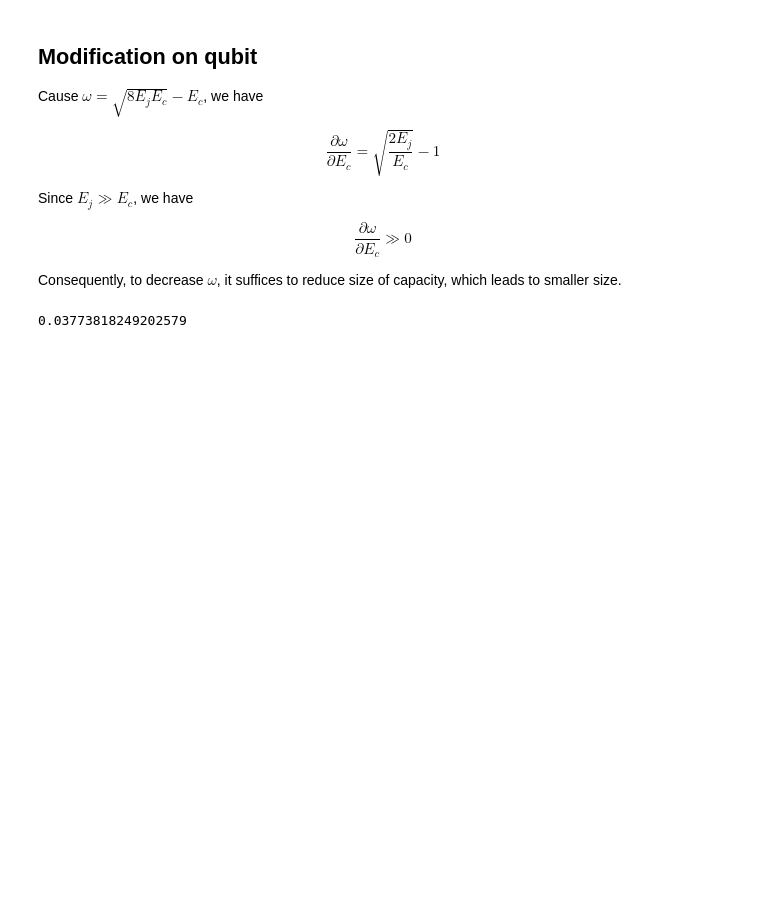
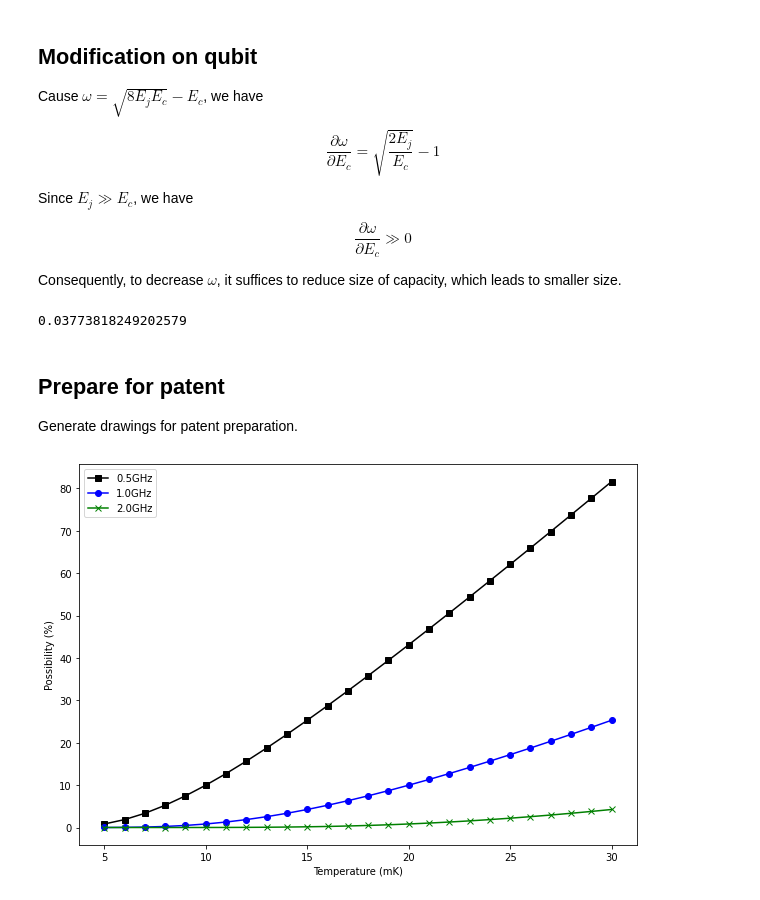
Before and after one commit to hoolheart/scout, a Jupyter notebook: notebooks/02-quantum-computing/01-temperature.ipynb, the cells around one changed output. Cells and saved outputs as stored; diff of their text form; code cells hidden in the pictures; blank space fills up the shorter version.

Commit message:
prepare for patent

```diff
--- a/notebooks/02-quantum-computing/01-temperature.ipynb
+++ b/notebooks/02-quantum-computing/01-temperature.ipynb
@@ -176,3 +178,29 @@ def calc_capacity_ratio(freq_ratio: float):
 calc_capacity_ratio(1.0 / 5.0)
 # %% [output]
 0.03773818249202579
+# %% [markdown]
+## Prepare for patent
+
+Generate drawings for patent preparation.
+# %%
+def draw_possibility_on_frequencies(
+        frequencies: Iterable[Tuple[float, str]]
+) -> [pd.DataFrame, Figure]:
+    temperatures = np.linspace(5e-3, 30e-3, 26, True)
+    rst = pd.DataFrame()
+    rst['temperature'] = temperatures
+    fig = plt.figure(figsize=(10, 7))
+    plt.xlabel('Temperature (mK)')
+    plt.ylabel('Possibility (%)')
+    for freq, style in frequencies:
+        possibilities = possibility_thermal_excitation(freq, temperatures)
+        label = f'{freq * 1e-9}GHz'
+        plt.plot(temperatures * 1e3, possibilities * 100.0, style, label=label)
+        rst[label] = possibilities
+    plt.legend()
+    return rst, fig
+# %%
+rst, _ = draw_possibility_on_frequencies([(0.5e9, 'k-s'), (1.0e9, 'b-o'), (2.0e9, 'g-x')])
+plt.show()
+# %% [output]
+[figure, added]
```
Also changed, not shown: parts of 5 cells of this notebook.
